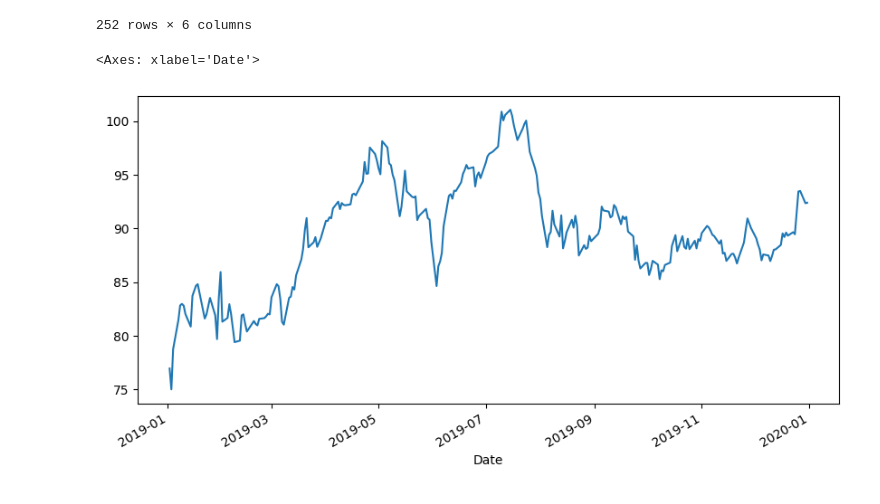
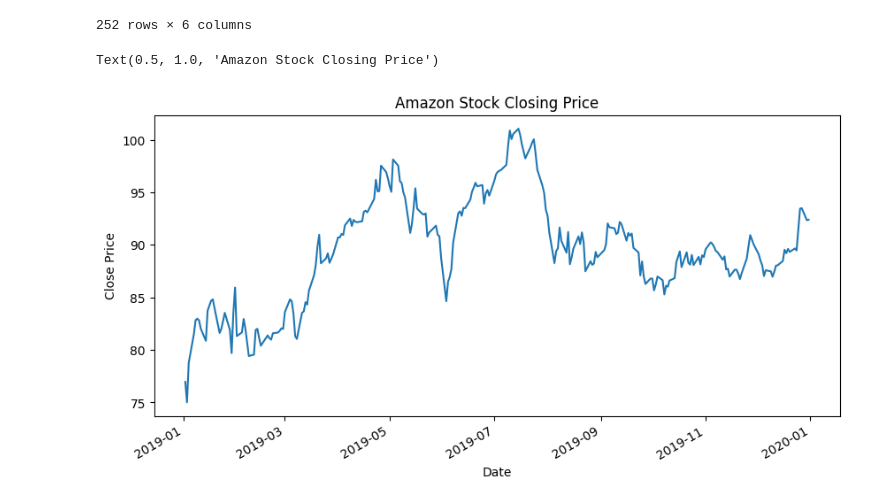
Before and after one commit to mk1316/Final-Project-For-ML-Fall-2023, a Jupyter notebook: HW4-Artificial Neural Network.ipynb, the cells around one changed output. Cells and saved outputs as stored; diff of their text form; code cells hidden in the pictures.

```diff
--- a/HW4-Artificial Neural Network.ipynb
+++ b/HW4-Artificial Neural Network.ipynb
@@ -45,6 +45,8 @@ df
 # %%
 plt.figure(figsize=(10, 5))
 df['Close'].plot()
+plt.ylabel('Close Price')
+plt.title('Amazon Stock Closing Price')
 # %% [output]
-<Axes: xlabel='Date'>
+Text(0.5, 1.0, 'Amazon Stock Closing Price')
-[figure, old version]
+[figure, new version]
```
Also changed, not shown: parts of 2 cells of this notebook.
